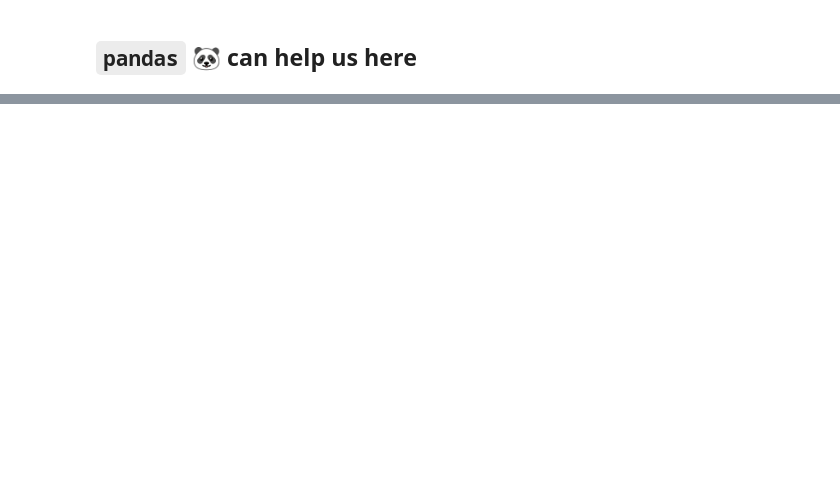
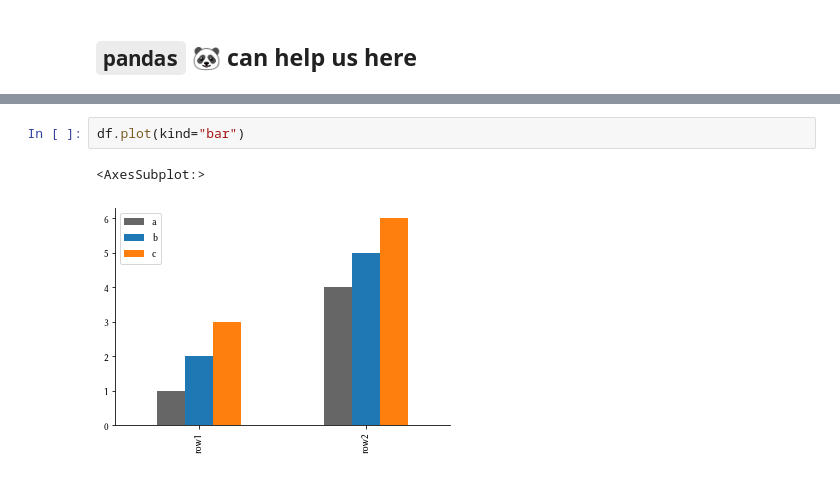
Before and after one commit to vigji/python-cimec-2023, a Jupyter notebook: lectures/Lecture1.2_Intro-pandas.ipynb, the cells around one changed output, grey strips where cells are left out. Drawn from its saved outputs; the diff is of its cells as text; blank space fills up the shorter version.

```diff
--- a/lectures/Lecture1.2_Intro-pandas.ipynb
+++ b/lectures/Lecture1.2_Intro-pandas.ipynb
@@ -223,0 +282,5 @@ np.argwhere(arr % 2 == 0)
+# %%
+df.plot(kind="bar")
+# %% [output]
+<AxesSubplot:>
+[figure, added]
```
Also changed, not shown: parts of 154 cells of this notebook, 2 other files.
